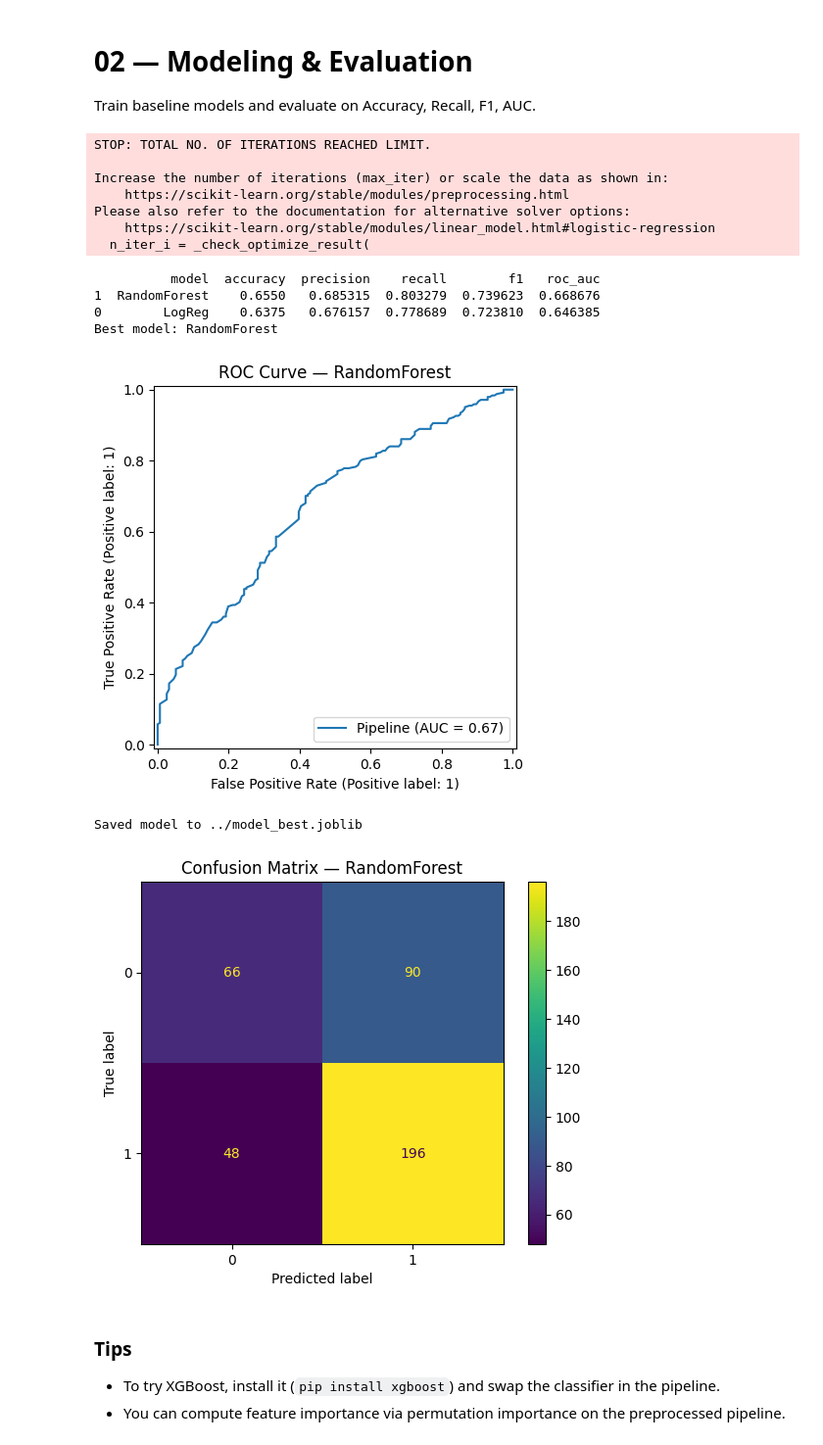
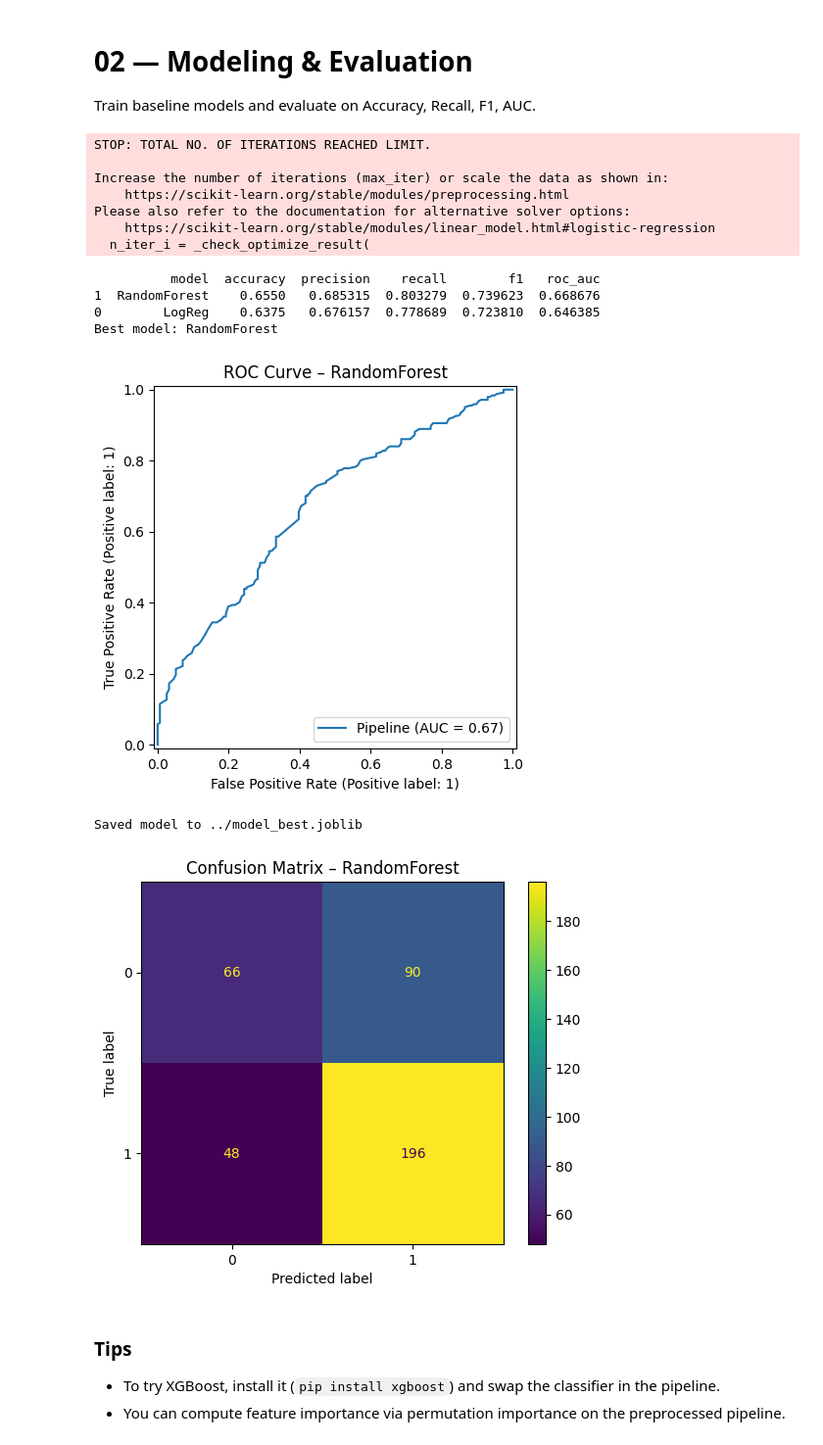
Before and after one commit to cwsakshi/ai_internship_projects, a Jupyter notebook: customer_churn/notebooks/02_modeling_and_evaluation.ipynb, the cells around one changed output. Shown: that part at 98% size. Cells and saved outputs as stored; diff of their text form; code cells hidden in the pictures.

```diff
--- a/customer_churn/notebooks/02_modeling_and_evaluation.ipynb
+++ b/customer_churn/notebooks/02_modeling_and_evaluation.ipynb
@@ -60,38 +60,41 @@ for name, model in models.items():
 metrics_df = pd.DataFrame(rows).sort_values('roc_auc', ascending=False)
 print(metrics_df)
 
 best_name = metrics_df.iloc[0]['model']
 best_model = models[best_name]
 print(f'Best model: {best_name}')
 
 RocCurveDisplay.from_estimator(best_model, X_test, y_test)
-plt.title(f'ROC Curve — {best_name}')
+plt.title(f'ROC Curve – {best_name}')
+plt.savefig("../images/roc_curve.png")   # save image
 plt.show()
+
 
 # Save model
 joblib.dump(best_model, '../model_best.joblib')
 print('Saved model to ../model_best.joblib')
 
 # Confusion Matrix
 from sklearn.metrics import ConfusionMatrixDisplay
 ConfusionMatrixDisplay.from_estimator(best_model, X_test, y_test)
-plt.title(f'Confusion Matrix — {best_name}')
+plt.title(f'Confusion Matrix – {best_name}')
+plt.savefig("../images/confusion_matrix.png")   # save image
 plt.show()
 # %% [output]
 STOP: TOTAL NO. OF ITERATIONS REACHED LIMIT.
 
 Increase the number of iterations (max_iter) or scale the data as shown in:
     https://scikit-learn.org/stable/modules/preprocessing.html
 Please also refer to the documentation for alternative solver options:
     https://scikit-learn.org/stable/modules/linear_model.html#logistic-regression
   n_iter_i = _check_optimize_result(
           model  accuracy  precision    recall        f1   roc_auc
 1  RandomForest    0.6550   0.685315  0.803279  0.739623  0.668676
 0        LogReg    0.6375   0.676157  0.778689  0.723810  0.646385
 Best model: RandomForest
-[figure, old version]
+[figure, new version]
 Saved model to ../model_best.joblib
-[figure, old version]
+[figure, new version]
 # %% [markdown]
 ### Tips
 - To try XGBoost, install it (`pip install xgboost`) and swap the classifier in the pipeline.
```
Also changed, not shown: 4 other files.
